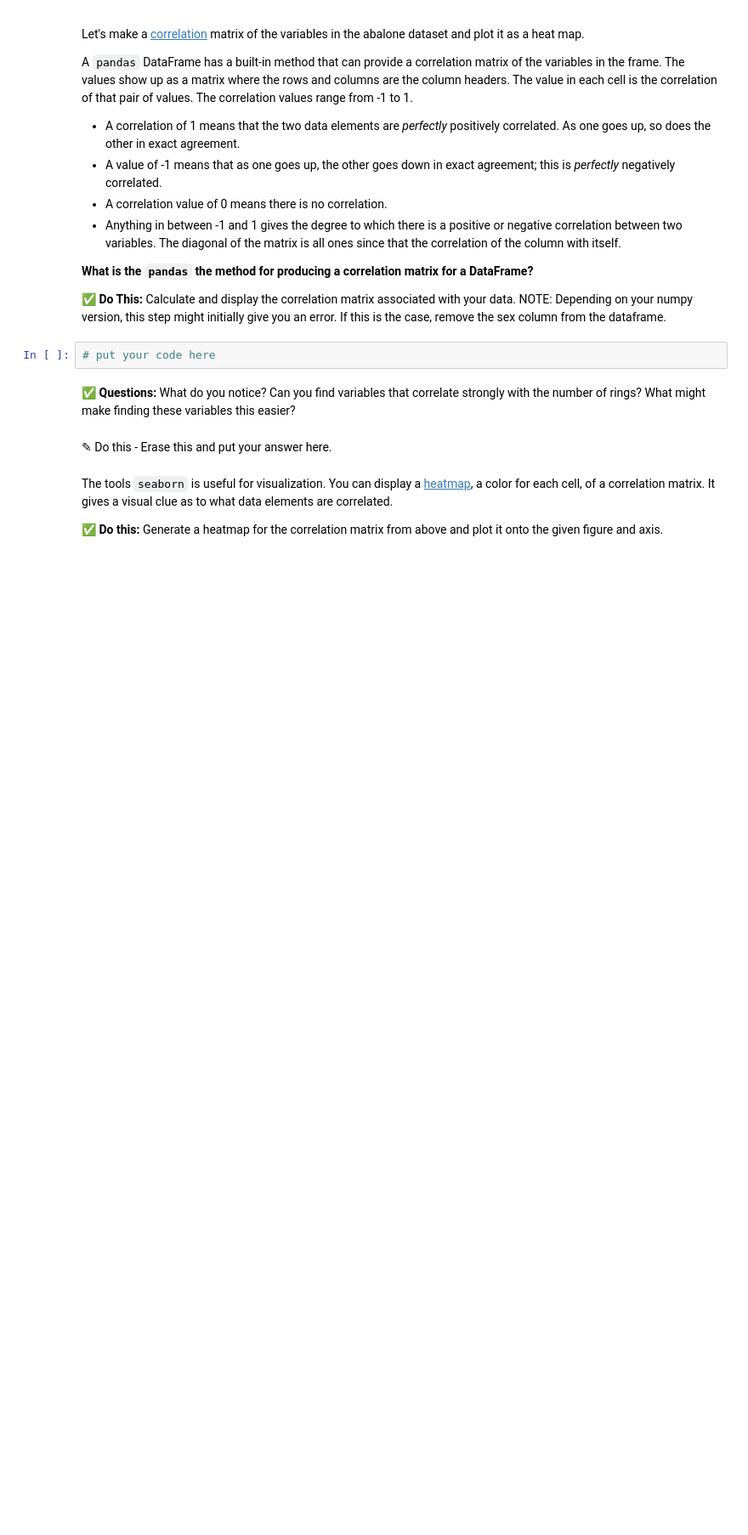
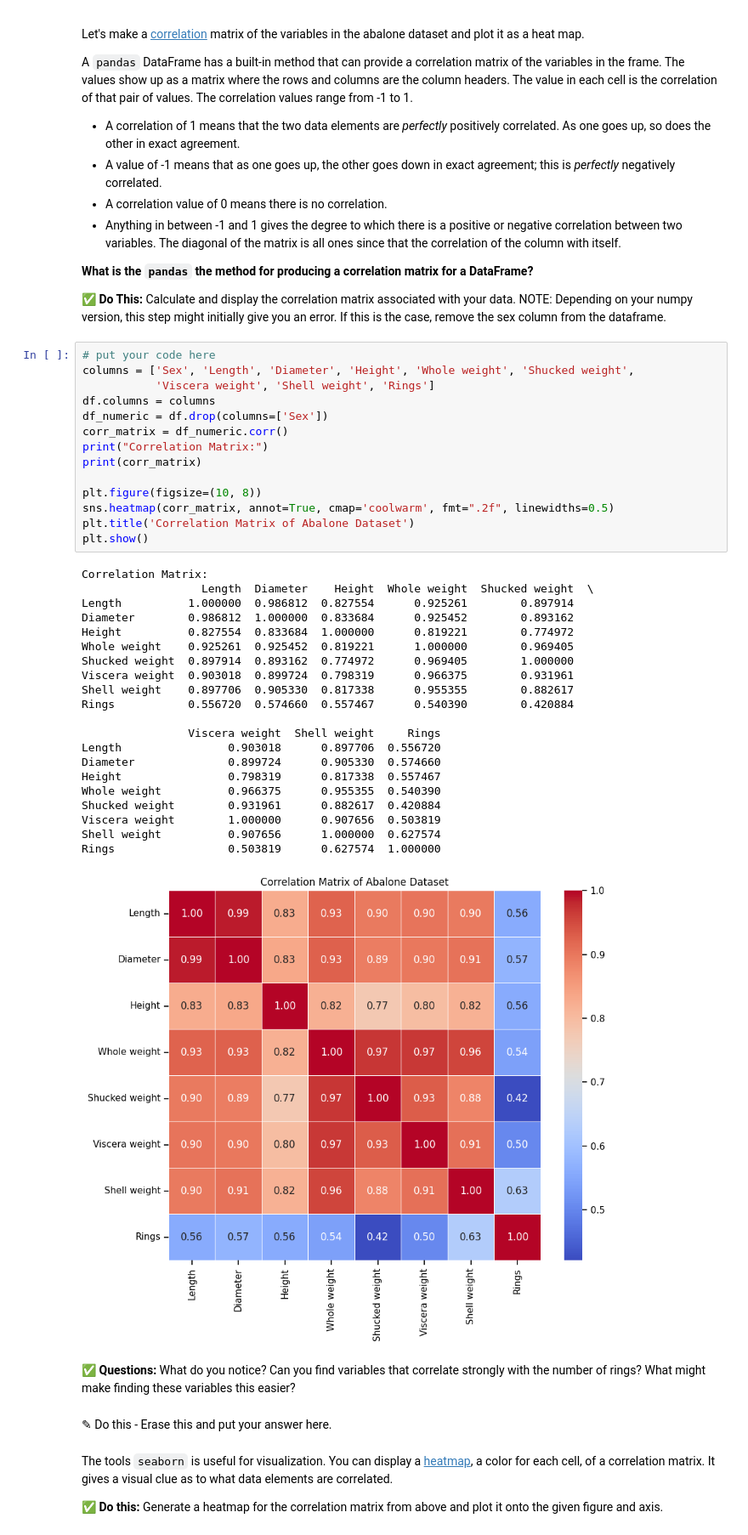
Before and after one commit to vedachan/CMSE202-f24-turnin, a Jupyter notebook: Day-13_In-Class-Regression-STUDENT.ipynb, the cells around one changed output. Shown: that part at 85% size. Drawn from its saved outputs; the diff is of its cells as text; blank space fills up the shorter version.

```diff
--- a/Day-13_In-Class-Regression-STUDENT.ipynb
+++ b/Day-13_In-Class-Regression-STUDENT.ipynb
@@ -91,8 +127,42 @@ The diagonal of the matrix is all ones since that the correlation of the column
 **What is the `pandas` the method for producing a correlation matrix for a DataFrame?**
 
 **&#9989; Do This:** Calculate and display the correlation matrix associated with your data. NOTE: Depending on your numpy version, this step might initially give you an error. If this is the case, remove the sex column from the dataframe.
-# %%
-# put your code here
+# %%
+# put your code here
+columns = ['Sex', 'Length', 'Diameter', 'Height', 'Whole weight', 'Shucked weight',
+           'Viscera weight', 'Shell weight', 'Rings']
+df.columns = columns
+df_numeric = df.drop(columns=['Sex'])
+corr_matrix = df_numeric.corr()
+print("Correlation Matrix:")
+print(corr_matrix)
+
+plt.figure(figsize=(10, 8))
+sns.heatmap(corr_matrix, annot=True, cmap='coolwarm', fmt=".2f", linewidths=0.5)
+plt.title('Correlation Matrix of Abalone Dataset')
+plt.show()
+# %% [output]
+Correlation Matrix:
+                  Length  Diameter    Height  Whole weight  Shucked weight  \
+Length          1.000000  0.986812  0.827554      0.925261        0.897914
+Diameter        0.986812  1.000000  0.833684      0.925452        0.893162
+Height          0.827554  0.833684  1.000000      0.819221        0.774972
+Whole weight    0.925261  0.925452  0.819221      1.000000        0.969405
+Shucked weight  0.897914  0.893162  0.774972      0.969405        1.000000
+Viscera weight  0.903018  0.899724  0.798319      0.966375        0.931961
+Shell weight    0.897706  0.905330  0.817338      0.955355        0.882617
+Rings           0.556720  0.574660  0.557467      0.540390        0.420884
+
+                Viscera weight  Shell weight     Rings
+Length                0.903018      0.897706  0.556720
+Diameter              0.899724      0.905330  0.574660
+Height                0.798319      0.817338  0.557467
+Whole weight          0.966375      0.955355  0.540390
+Shucked weight        0.931961      0.882617  0.420884
+Viscera weight        1.000000      0.907656  0.503819
+Shell weight          0.907656      1.000000  0.627574
+Rings                 0.503819      0.627574  1.000000
+[figure, added]
 # %% [markdown]
 **&#9989; Questions:** What do you notice? Can you find variables that correlate strongly with the number of rings? What might make finding these variables this easier?
 # %% [markdown]
```
Also changed, not shown: parts of 2 cells of this notebook.
